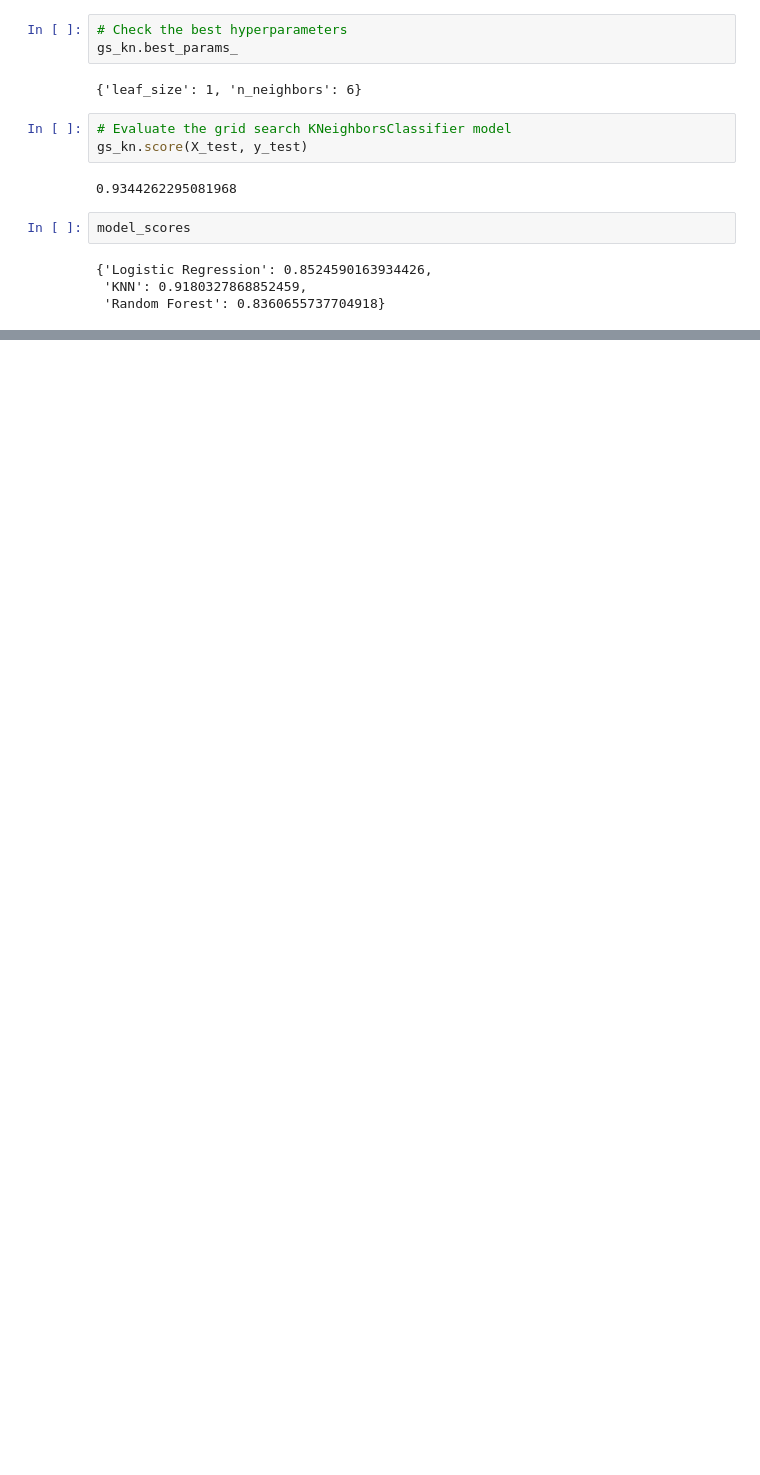
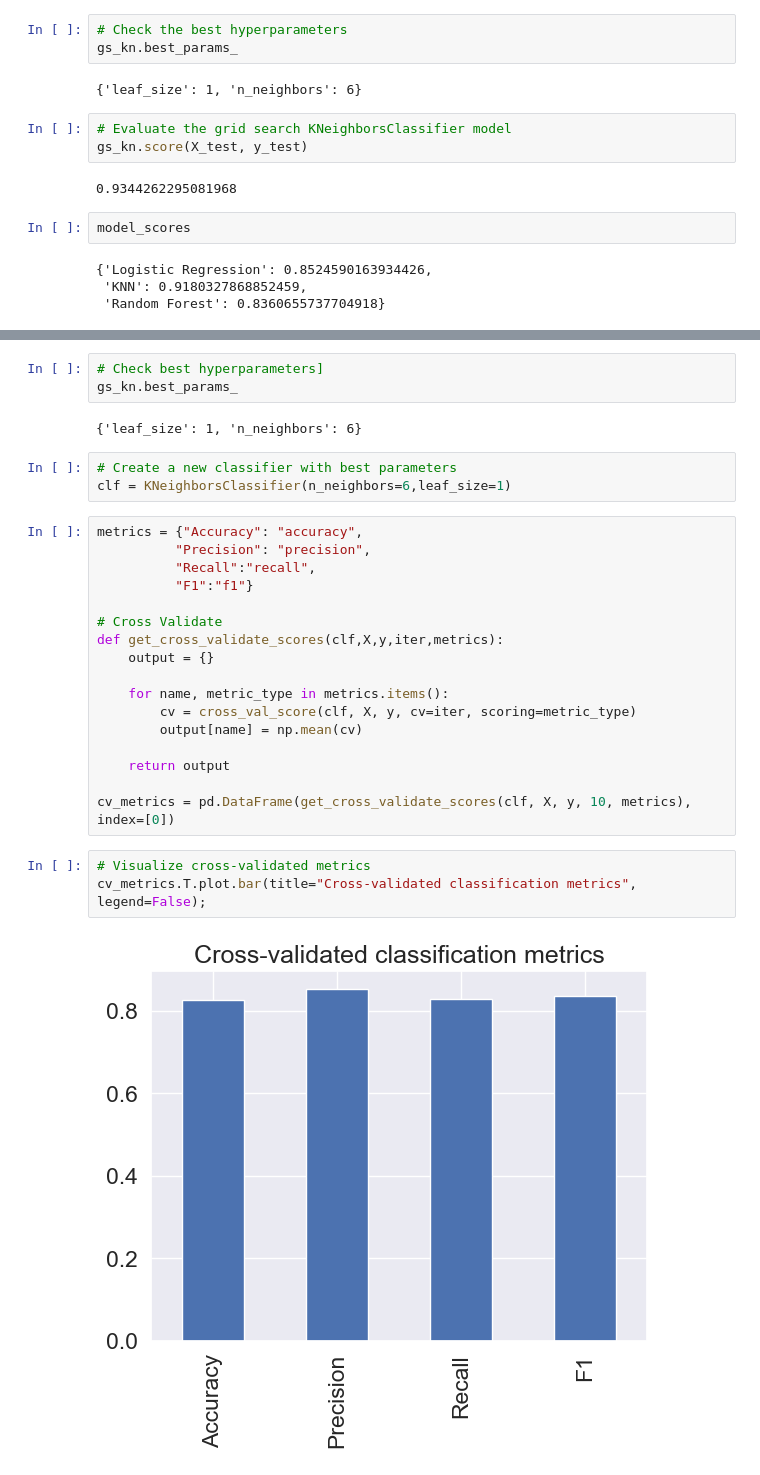
Before and after one commit to AishaEvering/Heart-Disease-Project, a Jupyter notebook: end-to-end-heart-disease-classification.ipynb, the cells around one changed output, grey strips where cells are left out. Cells and saved outputs as stored; diff of their text form; blank space fills up the shorter version.

```diff
--- a/end-to-end-heart-disease-classification.ipynb
+++ b/end-to-end-heart-disease-classification.ipynb
@@ -699,0 +774,30 @@ model_scores
+# %%
+# Check best hyperparameters]
+gs_kn.best_params_
+# %% [output]
+{'leaf_size': 1, 'n_neighbors': 6}
+# %%
+# Create a new classifier with best parameters
+clf = KNeighborsClassifier(n_neighbors=6,leaf_size=1)
+# %%
+metrics = {"Accuracy": "accuracy",
+          "Precision": "precision",
+          "Recall":"recall",
+          "F1":"f1"}
+
+# Cross Validate
+def get_cross_validate_scores(clf,X,y,iter,metrics):
+    output = {}
+
+    for name, metric_type in metrics.items():
+        cv = cross_val_score(clf, X, y, cv=iter, scoring=metric_type)
+        output[name] = np.mean(cv)
+
+    return output
+
+cv_metrics = pd.DataFrame(get_cross_validate_scores(clf, X, y, 10, metrics), index=[0])
+# %%
+# Visualize cross-validated metrics
+cv_metrics.T.plot.bar(title="Cross-validated classification metrics", legend=False);
+# %% [output]
+[figure, added]
```
Also changed, not shown: parts of 20 cells of this notebook.
